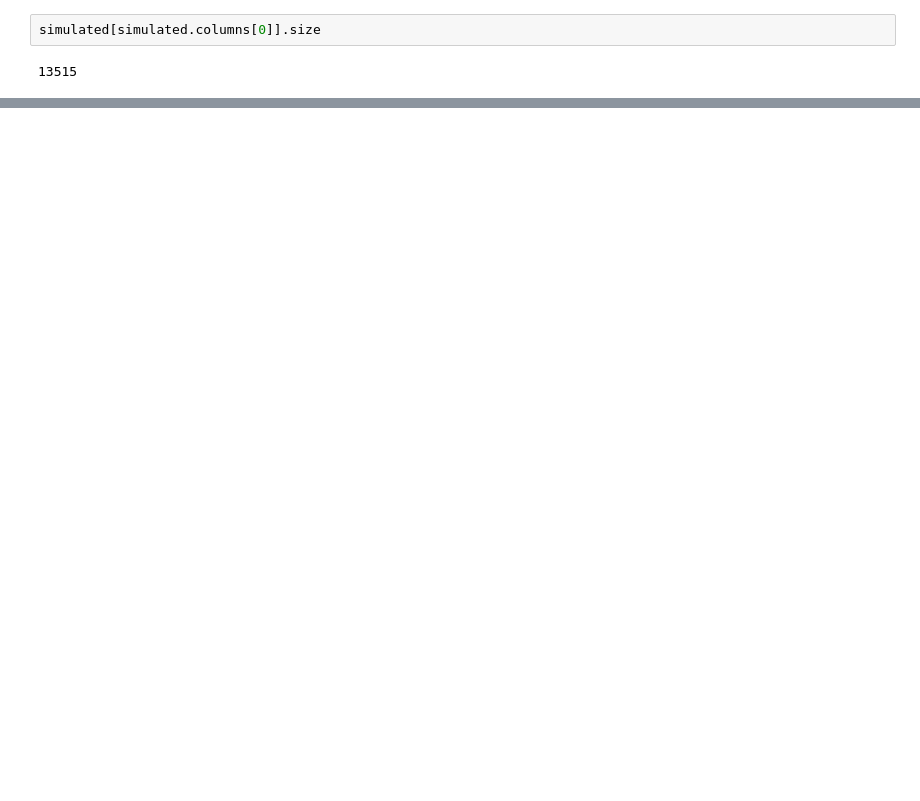
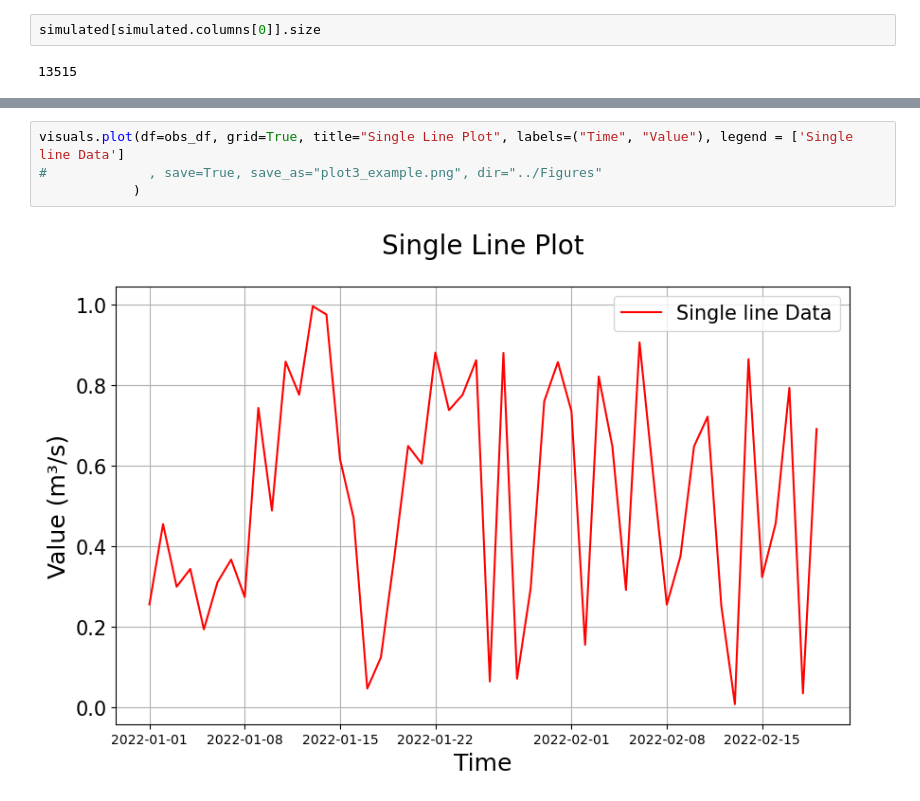
Before and after one commit to UchechukwuUdenze/NHS_PostProcessing, a Jupyter notebook: docs/source/notebooks/Examples.ipynb, the cells around one changed output, grey strips where cells are left out. Drawn from its saved outputs; the diff is of its cells as text; blank space fills up the shorter version.

```diff
--- a/docs/source/notebooks/Examples.ipynb
+++ b/docs/source/notebooks/Examples.ipynb
@@ -737,0 +767,6 @@ NameError: name 'Legend' is not defined
+# %%
+visuals.plot(df=obs_df, grid=True, title="Single Line Plot", labels=("Time", "Value"), legend = ['Single line Data']
+#             , save=True, save_as="plot3_example.png", dir="../Figures"
+            )
+# %% [output]
+[figure, added]
```
Also changed, not shown: parts of 13 cells of this notebook, 4 other files.
